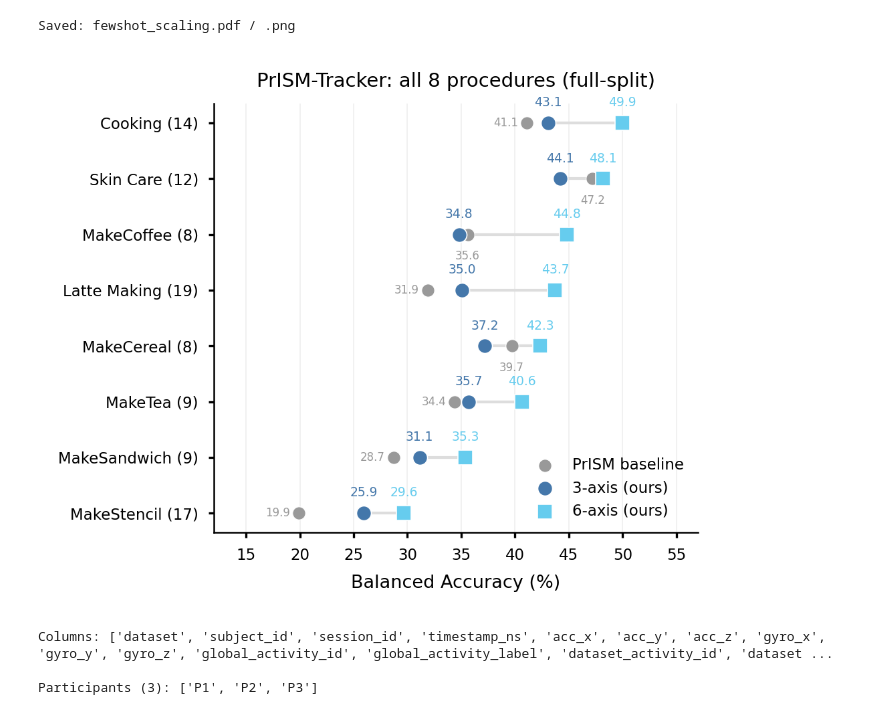
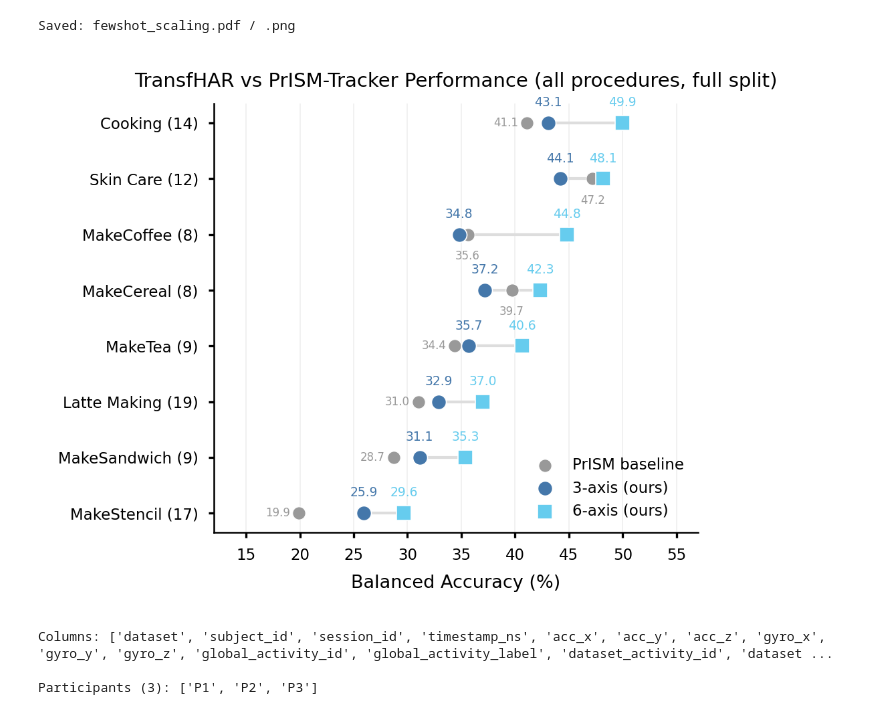
Before and after one commit to Abradshaw1/TransfHAR, a Jupyter notebook: scratch.ipynb, the cells around one changed output. Drawn from its saved outputs; the diff is of its cells as text; code cells hidden in the pictures.

```diff
--- a/scratch.ipynb
+++ b/scratch.ipynb
@@ -1660,7 +1660,7 @@ def trunc1(x):
 # ── Data (bal_acc %, full-split linear probe) ──
 #              (name,                3-axis,  6-axis,  baseline)
 procedures = [
-    ('Latte Making (19)',   35.09, 43.73, 31.9),
+    ('Latte Making (19)',   32.9, 37.0, 31.0),
     ('MakeStencil (17)',    25.93, 29.69, 19.9),
     ('Cooking (14)',        43.10, 49.98, 41.1),
     ('Skin Care (12)',      44.17, 48.15, 47.2),
@@ -1701,34 +1701,34 @@ ax.scatter(v6, y, color=cyan6, s=28, zorder=3, label='6-axis (ours)', marker='s'
 # 3-axis and 6-axis labels ABOVE their dots (truncated, not rounded)
 for yi, x3, x6 in zip(y, v3, v6):
     ax.text(x3, yi + 0.25, f'{trunc1(x3):.1f}', ha='center', va='bottom', fontsize=4.5, color=blue3)
     ax.text(x6, yi + 0.25, f'{trunc1(x6):.1f}', ha='center', va='bottom', fontsize=4.5, color=cyan6)
 
 # Baseline labels
 for i, (yi, xb) in enumerate(zip(y, baseline)):
     label = f'{trunc1(xb):.1f}'
     if names[i] in below_tasks:
         ax.text(xb, yi - 0.28, label, ha='center', va='top', fontsize=4, color=grey_bl)
     else:
         ax.text(xb - 0.8, yi, label, ha='right', va='center', fontsize=4, color=grey_bl)
 
 ax.set_yticks(y)
 ax.set_yticklabels(names, fontsize=6)
 ax.set_xlabel('Balanced Accuracy (%)', fontsize=6.5)
 ax.set_xlim(12, 57)
 ax.set_title('TransfHAR vs PrISM-Tracker Performance (all procedures, full split)', fontsize=7, fontweight='medium', pad=6)
 ax.legend(fontsize=5.5, frameon=False, loc='lower right')
 ax.grid(axis='x', alpha=0.2, linewidth=0.4)
 ax.set_axisbelow(True)
 for sp in ['top', 'right']:
     ax.spines[sp].set_visible(False)
 ax.tick_params(axis='both', which='both', length=2, labelsize=5.5)
 
 plt.tight_layout()
 plt.savefig('Figs/prism_all_tasks.pdf', bbox_inches='tight')
 plt.savefig('Figs/prism_all_tasks.png', dpi=300, bbox_inches='tight')
 plt.show()
 # %% [output]
-[figure, old version]
+[figure, new version]
 # %%
 import pyarrow.dataset as ds
 import pyarrow.compute as pc
```
Also changed, not shown: 3 other files.
